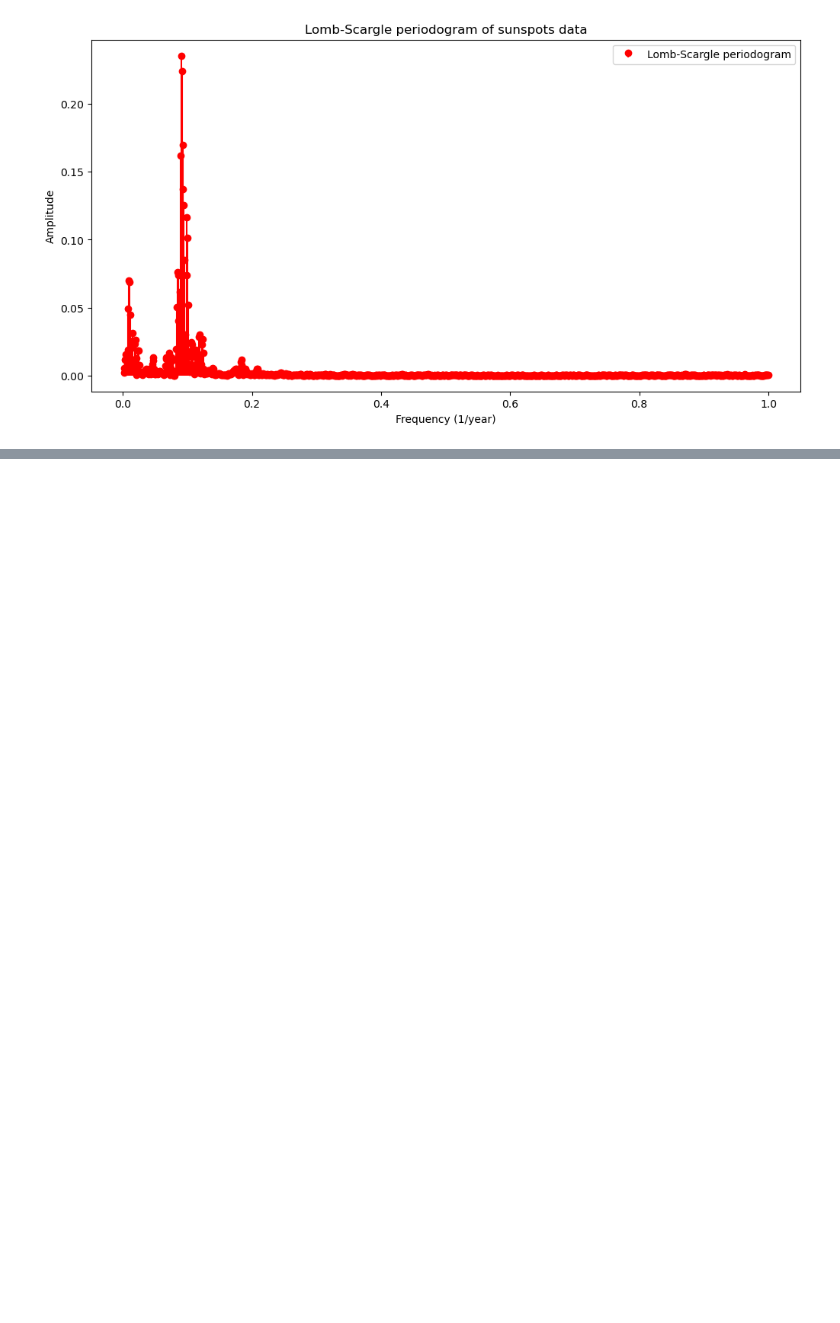
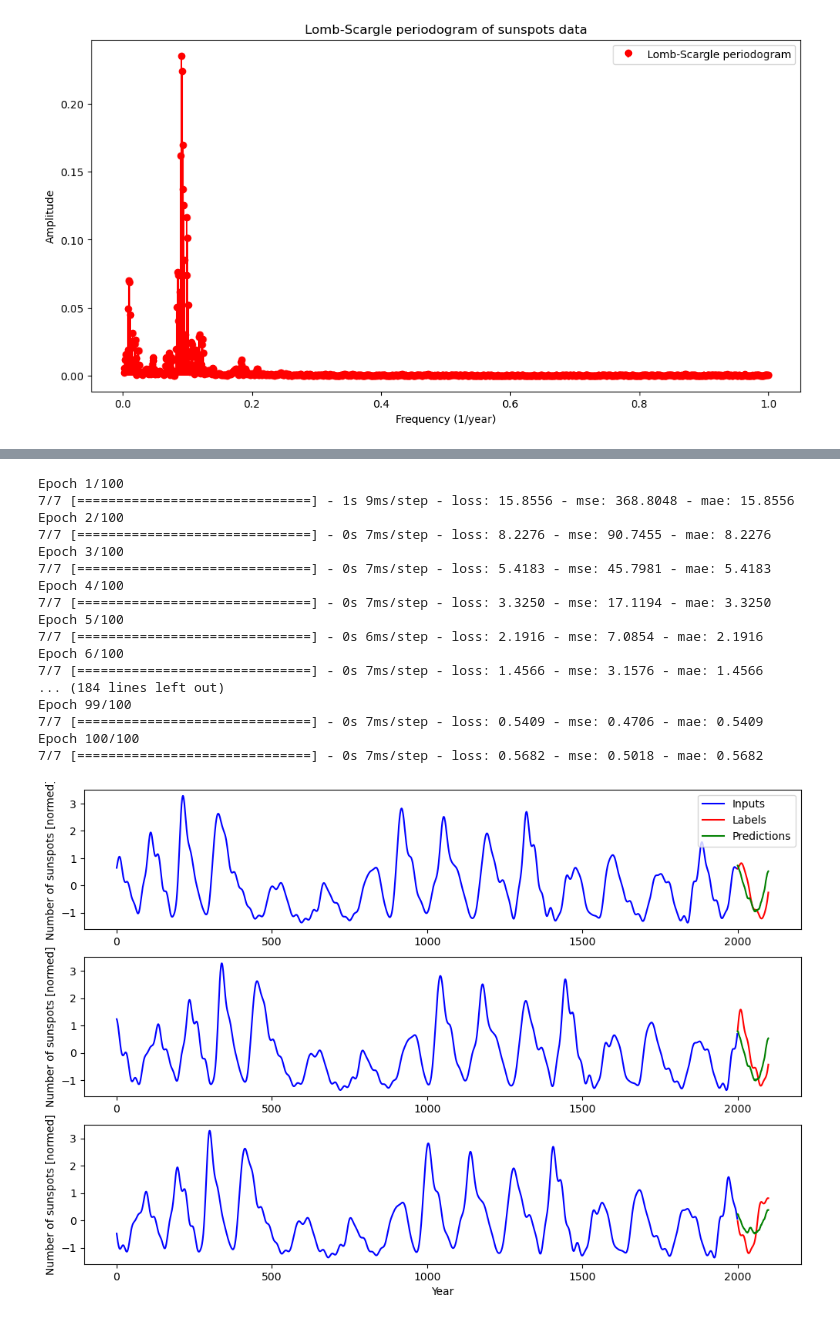
Before and after one commit to lennartvoelz/sunspot_data, a Jupyter notebook: scripts/showcase.ipynb, the cells around one changed output, grey strips where cells are left out. Cells and saved outputs as stored; diff of their text form; code cells hidden in the pictures; blank space fills up the shorter version.

```diff
--- a/scripts/showcase.ipynb
+++ b/scripts/showcase.ipynb
@@ -205,0 +137,25 @@ plt.legend()
+# %%
+dense_model = data_processing.dense_model(outer_steps=out_steps)
+
+history = data_processing.compile_and_fit(dense_model, multi_window, lr = 0.001, momentum = 0.9, patience=20)
+
+multi_window.plot(dense_model)
+# %% [output]
+Epoch 1/100
+7/7 [==============================] - 1s 9ms/step - loss: 15.8556 - mse: 368.8048 - mae: 15.8556
+Epoch 2/100
+7/7 [==============================] - 0s 7ms/step - loss: 8.2276 - mse: 90.7455 - mae: 8.2276
+Epoch 3/100
+7/7 [==============================] - 0s 7ms/step - loss: 5.4183 - mse: 45.7981 - mae: 5.4183
+Epoch 4/100
+7/7 [==============================] - 0s 7ms/step - loss: 3.3250 - mse: 17.1194 - mae: 3.3250
+Epoch 5/100
+7/7 [==============================] - 0s 6ms/step - loss: 2.1916 - mse: 7.0854 - mae: 2.1916
+Epoch 6/100
+7/7 [==============================] - 0s 7ms/step - loss: 1.4566 - mse: 3.1576 - mae: 1.4566
+... (184 lines left out)
+Epoch 99/100
+7/7 [==============================] - 0s 7ms/step - loss: 0.5409 - mse: 0.4706 - mae: 0.5409
+Epoch 100/100
+7/7 [==============================] - 0s 7ms/step - loss: 0.5682 - mse: 0.5018 - mae: 0.5682
+[figure, added]
```
Also changed, not shown: parts of 11 cells of this notebook.
